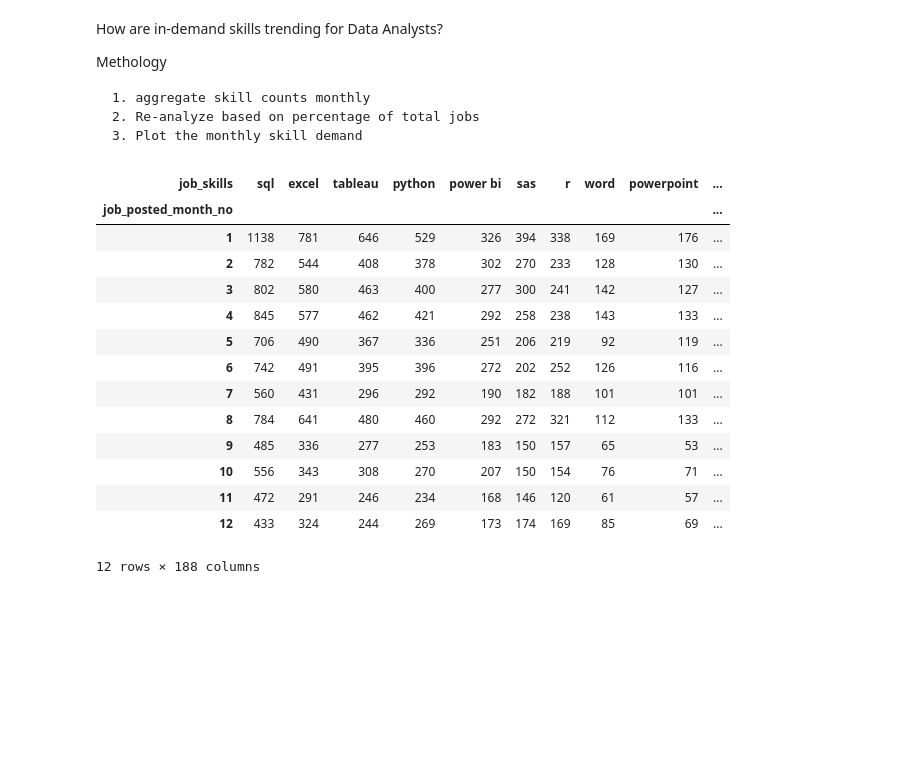
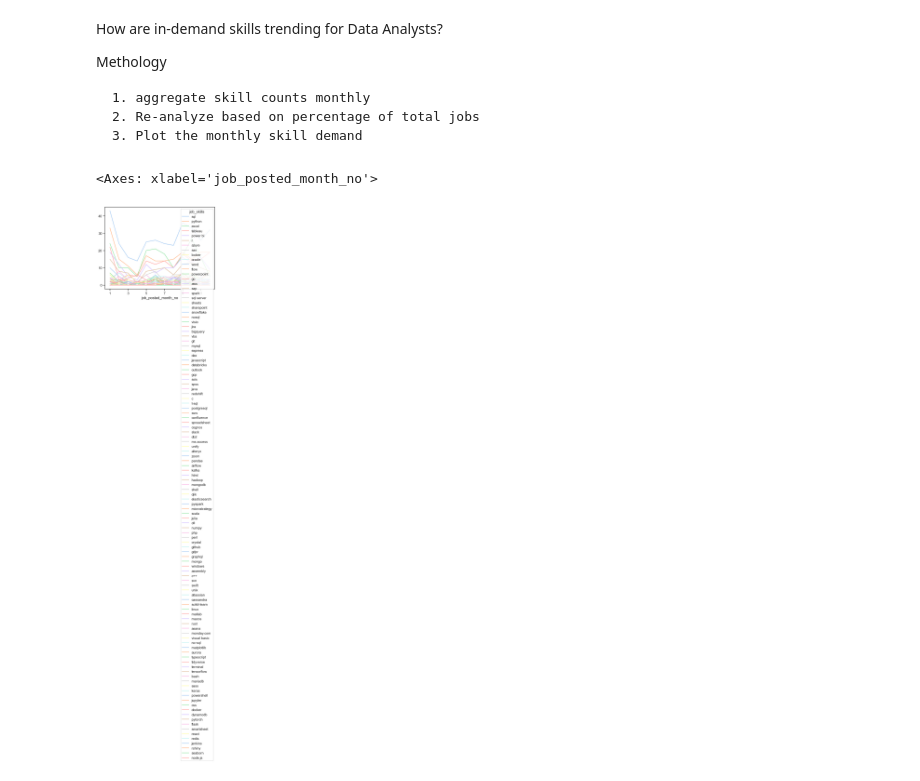
Before and after one commit to Cuishine/Python_Data_Project, a Jupyter notebook: 3_Project/3_Skills_Trend.ipynb, the cells around one changed output. Drawn from its saved outputs; the diff is of its cells as text; code cells hidden in the pictures; blank space fills up the shorter version.

```diff
--- a/3_Project/3_Skills_Trend.ipynb
+++ b/3_Project/3_Skills_Trend.ipynb
@@ -24,3 +24,4 @@ df['job_skills'] =df['job_skills'].apply(lambda x: ast.literal_eval(x) if pd.not
 # %%
-df_DA_US = df[(df['job_title'] == 'Data Analyst') & (df['job_country'] == 'United States')].copy()
+# df_DA_US = df[(df['job_title'] == 'Data Analyst') & (df['job_country'] == 'United States')].copy()
+df_DA_CA = df[(df['job_title'] == 'Data Analyst') & (df['job_country'] == 'Canada')].copy()
 # %%
@@ -40,18 +49,5 @@ df_DA_US_pivot = df_DA_US_pivot.drop("Total")
-# %%
-df_DA_US_pivot
-# %% [output]
-| job_skills | sql | excel | tableau | python | power bi | sas | r | word | powerpoint | ... |
-| job_posted_month_no |  |  |  |  |  |  |  |  |  | ... |
-| 1 | 1138 | 781 | 646 | 529 | 326 | 394 | 338 | 169 | 176 | ... |
-| 2 | 782 | 544 | 408 | 378 | 302 | 270 | 233 | 128 | 130 | ... |
-| 3 | 802 | 580 | 463 | 400 | 277 | 300 | 241 | 142 | 127 | ... |
-| 4 | 845 | 577 | 462 | 421 | 292 | 258 | 238 | 143 | 133 | ... |
-| 5 | 706 | 490 | 367 | 336 | 251 | 206 | 219 | 92 | 119 | ... |
-| 6 | 742 | 491 | 395 | 396 | 272 | 202 | 252 | 126 | 116 | ... |
-| 7 | 560 | 431 | 296 | 292 | 190 | 182 | 188 | 101 | 101 | ... |
-| 8 | 784 | 641 | 480 | 460 | 292 | 272 | 321 | 112 | 133 | ... |
-| 9 | 485 | 336 | 277 | 253 | 183 | 150 | 157 | 65 | 53 | ... |
-| 10 | 556 | 343 | 308 | 270 | 207 | 150 | 154 | 76 | 71 | ... |
-| 11 | 472 | 291 | 246 | 234 | 168 | 146 | 120 | 61 | 57 | ... |
-| 12 | 433 | 324 | 244 | 269 | 173 | 174 | 169 | 85 | 69 | ... |
-12 rows × 188 columns
+# %%
+df_DA_CA_pivot.plot(kind='line')
+# %% [output]
+<Axes: xlabel='job_posted_month_no'>
+[figure, added]
```
Also changed, not shown: parts of 9 cells of this notebook.
